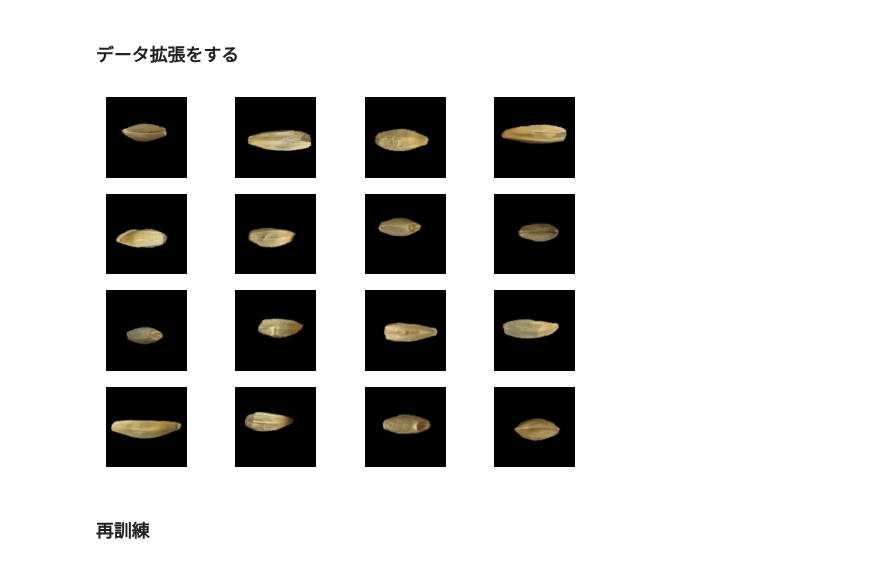
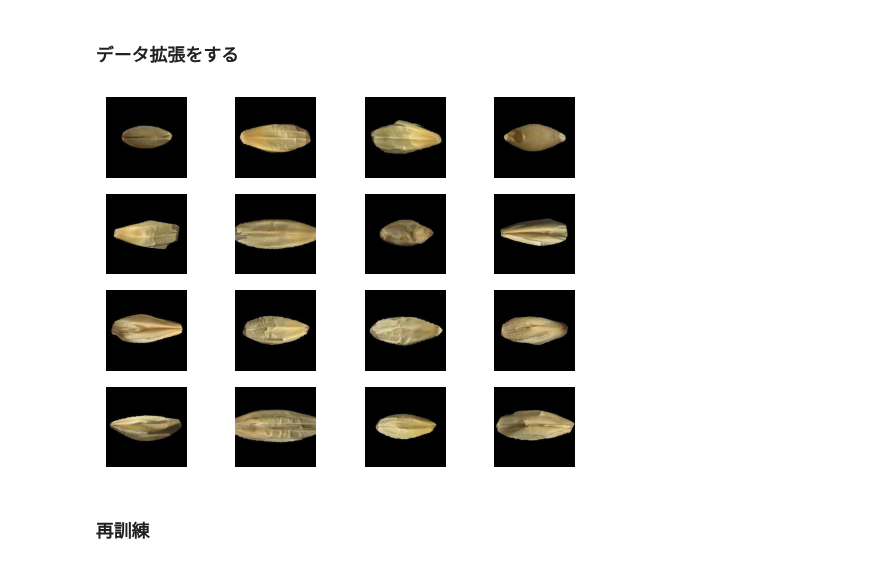
Before and after one commit to phytometrics/plant_phenotyping_python, a Jupyter notebook: notebooks/barley_seed_classification.ipynb, the cells around one changed output. Saved outputs shown, nothing was run; the diff lists cells and outputs as text; code cells hidden in the pictures.

```diff
--- a/notebooks/barley_seed_classification.ipynb
+++ b/notebooks/barley_seed_classification.ipynb
@@ -116,6 +120,15 @@ plt.show()
 # %% [markdown]
 ## データセットの読み込み
 # %%
+def center_crop(image, s):
+    height, width = image.shape[:2]
+    top = (height - s) // 2
+    left = (width - s) // 2
+    bottom = top + s
+    right = left + s
+    cropped_image = image[top:bottom, left:right]
+    return cropped_image
+
 x = []
 dense_y = []
 
@@ -126,8 +139,9 @@ for i, folder in enumerate(folders):
         image_path = os.path.join(DATASET_DIR, folder, file)
         image = cv2.imread(image_path)
         image = cv2.cvtColor(image, cv2.COLOR_BGR2RGB)
-        image = image[70:370, 70:370, :]
-        image = cv2.resize(image, (128,128))
+        # image = image[70:370, 70:370, :]
+        image = center_crop(image, 224)
+        # image = cv2.resize(image, (128,128))
         x.append(image)
         dense_y.append(i)
 
@@ -160,7 +180,7 @@ tf.keras.backend.clear_session()
 
 model = tf.keras.Sequential(
     [
-        layers.Input((128,128,3)),
+        layers.Input((224,224,3)),
         layers.Conv2D(32, (3,3), padding="same", activation="relu"),
         layers.BatchNormalization(),
         layers.Conv2D(32, (3,3), padding="same", activation="relu"),
@@ -299,23 +315,21 @@ model.compile(loss='categorical_crossentropy',
 ### データ拡張をする
 # %%
 train_params = {
-    "width_shift_range":10.0,
-    "height_shift_range":10.0,
     "horizontal_flip":True,
     "vertical_flip":True,
 }
 
 #　データ拡張のプレビュー
 data_generator = tf.keras.preprocessing.image.ImageDataGenerator(**train_params)
 generator = data_generator.flow(x, batch_size=16)
 _xs = generator.next()
 
 for i, _x in enumerate(_xs):
     plt.subplot(4,4, i+1)
     plt.imshow(_x.astype(np.uint8))
     plt.axis("off")
 # %% [output]
-[figure, old version]
+[figure, new version]
 # %%
 train_data_generator = tf.keras.preprocessing.image.ImageDataGenerator(**train_params)
 train_generator = train_data_generator.flow(x_train, y_train)
```
Also changed, not shown: parts of 17 cells of this notebook.
